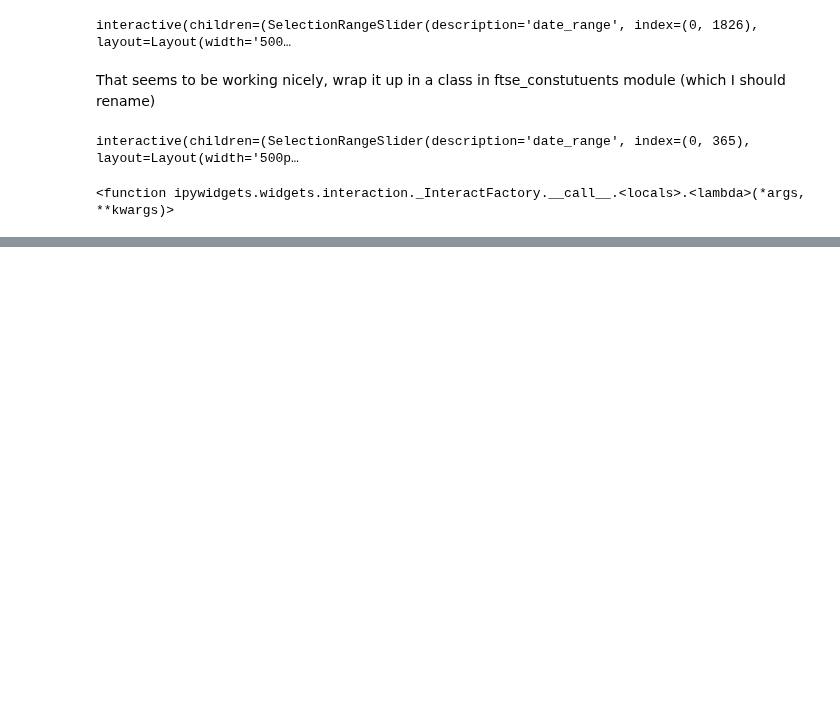
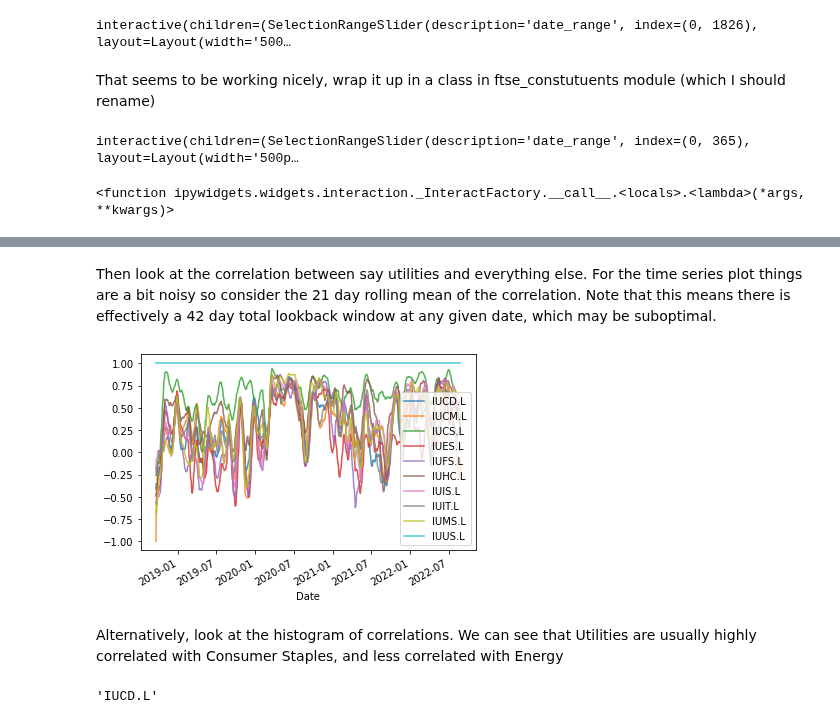
Before and after one commit to mattmcd/PyBayes, a Jupyter notebook: scripts/journal_20220825.ipynb, the cells around one changed output, grey strips where cells are left out. Saved outputs shown, nothing was run; the diff lists cells and outputs as text; code cells hidden in the pictures; blank space fills up the shorter version.

```diff
--- a/scripts/journal_20220825.ipynb
+++ b/scripts/journal_20220825.ipynb
@@ -89,0 +113,12 @@ plot_fun(date_range=pd.date_range('2018-09-01', '2019'))
+# %% [markdown]
+Then look at the correlation between say utilities and everything else.  For the time series plot things are a bit noisy so consider the 21 day rolling mean of the correlation.  Note that this means there is effectively a 42 day total lookback window at any given date, which may be suboptimal.
+# %%
+_ = viewer.df_c.xs('IUUS.L', level=1).rolling('21D').mean().plot(alpha=0.8)
+# %% [output]
+[figure, added]
+# %% [markdown]
+Alternatively, look at the histogram of correlations. We can see that Utilities are usually highly correlated with Consumer Staples, and less correlated with Energy
+# %%
+viewer.df_c.columns[0]
+# %% [output]
+'IUCD.L'
```
Also changed, not shown: parts of 10 cells of this notebook, 1 other file.
